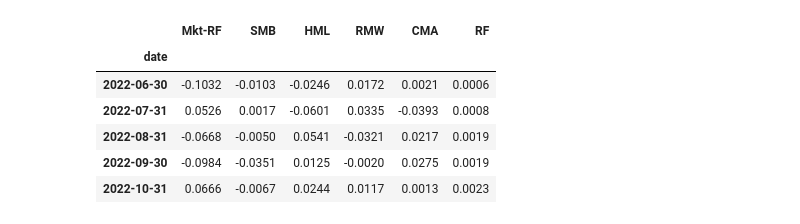
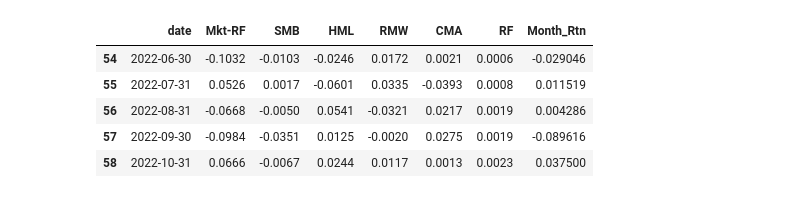
Before and after one commit to Wolvpak/ProjetFinance, a Jupyter notebook: indicators_historical_data.ipynb, the cells around one changed output. Cells and saved outputs as stored; diff of their text form; code cells hidden in the pictures.

```diff
--- a/indicators_historical_data.ipynb
+++ b/indicators_historical_data.ipynb
@@ -17,9 +17,9 @@ import itertools
 from tqdm import tqdm
 from sklearn.preprocessing import MinMaxScaler
 # %%
-#euro_tickers = get_euronext_tickers()
 #https://github.com/Toshiyuki-Tega/Machine-Learning-for-Algorithmic-Trading-Second-Edition/blob/master/22_deep_reinforcement_learning
-data = get_stock_data("AAPL")
+euro_tickers = get_euronext_tickers()
+data = get_stock_data(euro_tickers[5])
 data.head()
 # %% [output]
 |  | Open | High | Low | Close | Volume | Returns | Log Returns |
@@ -31,31 +62,36 @@ data.head()
 # %%
 import urllib.request
 import zipfile
 
 #ratios mensuels
 url = 'http://mba.tuck.dartmouth.edu/pages/faculty/ken.french/ftp/Europe_5_Factors_CSV.zip'
 
-#read data from url and remove spacing problem
+#read data from url
 factors = pd.read_csv(url, skiprows=3).astype(str)
 factors.rename(columns = {factors.columns[0] : 'date'},inplace=True)
 
+#remove spacing problem
 for col in factors.columns :
     factors[col] = factors[col].apply(lambda x : x.strip())
 
 #drop annual info at the end of file
 annual_factors_index_cut = factors[factors['date'] == 'Annual Factors: January-December'].index[0]
 factors.drop(factors.index[annual_factors_index_cut:], inplace=True)
-factors['date'] = pd.to_datetime(factors['date'], format = '%Y%m')
-factors.index  = factors['date'] + pd.offsets.MonthEnd()
-factors.drop(columns=['date'], inplace=True)
-factors = factors.astype(float)
-factors = factors/100
+factors['date'] = pd.to_datetime(factors['date'], format = '%Y%m') + pd.offsets.MonthEnd()
+factors.iloc[:,1:] = factors.iloc[:,1:].astype(float)
+factors.iloc[:,1:] = factors.iloc[:,1:]/100
+factors = factors[factors['date'] > "2016-01-01"]
 factors.tail()
+
+#append monthly return from stock
+montly_returns = data.Close.resample('M').last().pct_change().dropna()
+montly_returns.name = "Month_Rtn"
+factors = factors.merge(montly_returns,on='date')
+factors.tail()
 # %% [output]
-|  | Mkt-RF | SMB | HML | RMW | CMA | RF |
-| date |  |  |  |  |  |  |
-| 2022-06-30 | -0.1032 | -0.0103 | -0.0246 | 0.0172 | 0.0021 | 0.0006 |
-| 2022-07-31 | 0.0526 | 0.0017 | -0.0601 | 0.0335 | -0.0393 | 0.0008 |
-| 2022-08-31 | -0.0668 | -0.0050 | 0.0541 | -0.0321 | 0.0217 | 0.0019 |
-| 2022-09-30 | -0.0984 | -0.0351 | 0.0125 | -0.0020 | 0.0275 | 0.0019 |
-| 2022-10-31 | 0.0666 | -0.0067 | 0.0244 | 0.0117 | 0.0013 | 0.0023 |
+|  | date | Mkt-RF | SMB | HML | RMW | CMA | RF | Month_Rtn |
+| 54 | 2022-06-30 | -0.1032 | -0.0103 | -0.0246 | 0.0172 | 0.0021 | 0.0006 | -0.029046 |
+| 55 | 2022-07-31 | 0.0526 | 0.0017 | -0.0601 | 0.0335 | -0.0393 | 0.0008 | 0.011519 |
+| 56 | 2022-08-31 | -0.0668 | -0.0050 | 0.0541 | -0.0321 | 0.0217 | 0.0019 | 0.004286 |
+| 57 | 2022-09-30 | -0.0984 | -0.0351 | 0.0125 | -0.0020 | 0.0275 | 0.0019 | -0.089616 |
+| 58 | 2022-10-31 | 0.0666 | -0.0067 | 0.0244 | 0.0117 | 0.0013 | 0.0023 | 0.037500 |
```
Also changed, not shown: parts of 9 cells of this notebook, 4 other files.
